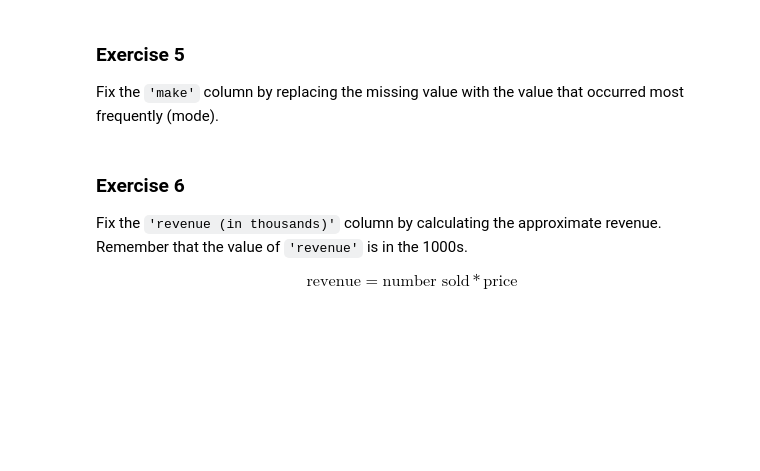
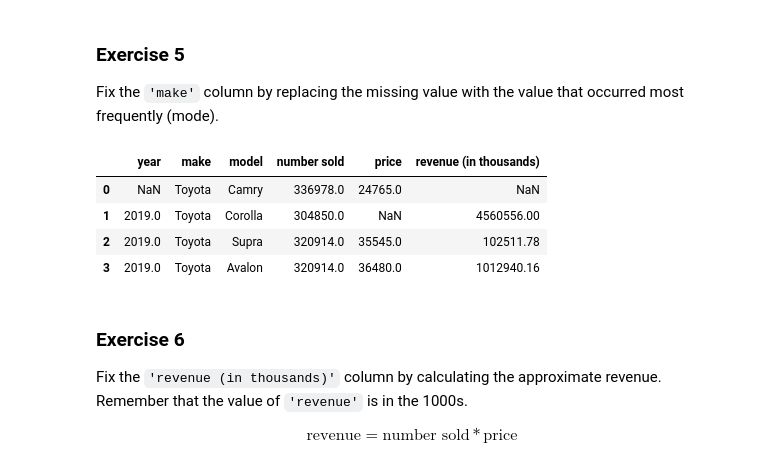
Before and after one commit to dchowdhury-mdsol/DS2022, a Jupyter notebook: week-023/Lab_Files/lab.ipynb, the cells around one changed output. Cells and saved outputs as stored; diff of their text form; code cells hidden in the pictures; blank space fills up the shorter version.

```diff
--- a/week-023/Lab_Files/lab.ipynb
+++ b/week-023/Lab_Files/lab.ipynb
@@ -299,6 +445,15 @@ Fix the `year` column in the dataframe by replacing missing values with the aver
 ### Exercise 5
 
 Fix the `'make'` column by replacing the missing value with the value that occurred most frequently (mode).
+# %%
+df['make'].fillna('Toyota', inplace=True)
+df
+# %% [output]
+|  | year | make | model | number sold | price | revenue (in thousands) |
+| 0 | NaN | Toyota | Camry | 336978.0 | 24765.0 | NaN |
+| 1 | 2019.0 | Toyota | Corolla | 304850.0 | NaN | 4560556.00 |
+| 2 | 2019.0 | Toyota | Supra | 320914.0 | 35545.0 | 102511.78 |
+| 3 | 2019.0 | Toyota | Avalon | 320914.0 | 36480.0 | 1012940.16 |
 # %% [markdown]
 ### Exercise 6
 
```
Also changed, not shown: parts of 25 cells of this notebook, 4 other files.
